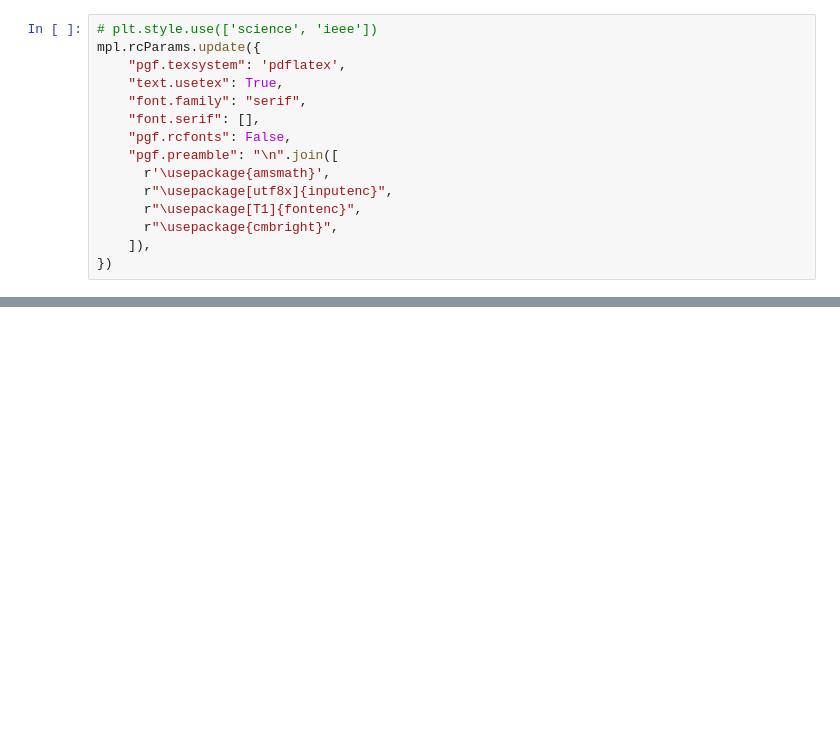
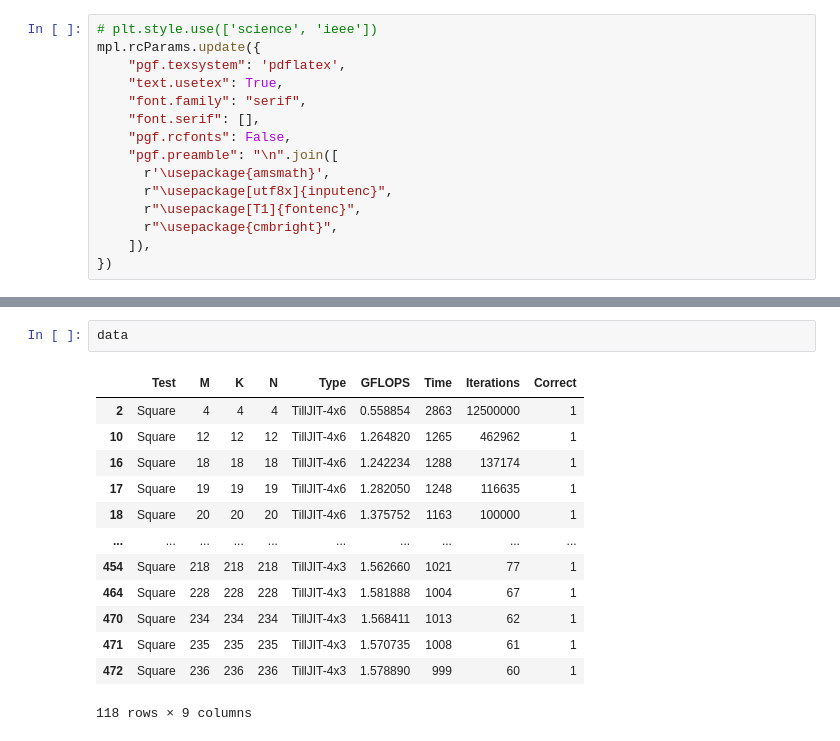
Before and after one commit to 01ill/e7-appkit-lab, a Jupyter notebook: results/jit_gemm/gemm_evaluation.ipynb, the cells around one changed output, grey strips where cells are left out. Drawn from its saved outputs; the diff is of its cells as text; blank space fills up the shorter version.

```diff
--- a/results/jit_gemm/gemm_evaluation.ipynb
+++ b/results/jit_gemm/gemm_evaluation.ipynb
@@ -396,0 +516,16 @@ plt.show()
+# %%
+data
+# %% [output]
+|  | Test | M | K | N | Type | GFLOPS | Time | Iterations | Correct |
+| 2 | Square | 4 | 4 | 4 | TillJIT-4x6 | 0.558854 | 2863 | 12500000 | 1 |
+| 10 | Square | 12 | 12 | 12 | TillJIT-4x6 | 1.264820 | 1265 | 462962 | 1 |
+| 16 | Square | 18 | 18 | 18 | TillJIT-4x6 | 1.242234 | 1288 | 137174 | 1 |
+| 17 | Square | 19 | 19 | 19 | TillJIT-4x6 | 1.282050 | 1248 | 116635 | 1 |
+| 18 | Square | 20 | 20 | 20 | TillJIT-4x6 | 1.375752 | 1163 | 100000 | 1 |
+| ... | ... | ... | ... | ... | ... | ... | ... | ... | ... |
+| 454 | Square | 218 | 218 | 218 | TillJIT-4x3 | 1.562660 | 1021 | 77 | 1 |
+| 464 | Square | 228 | 228 | 228 | TillJIT-4x3 | 1.581888 | 1004 | 67 | 1 |
+| 470 | Square | 234 | 234 | 234 | TillJIT-4x3 | 1.568411 | 1013 | 62 | 1 |
+| 471 | Square | 235 | 235 | 235 | TillJIT-4x3 | 1.570735 | 1008 | 61 | 1 |
+| 472 | Square | 236 | 236 | 236 | TillJIT-4x3 | 1.578890 | 999 | 60 | 1 |
+118 rows × 9 columns
```
Also changed, not shown: parts of 28 cells of this notebook, 13 other files.
